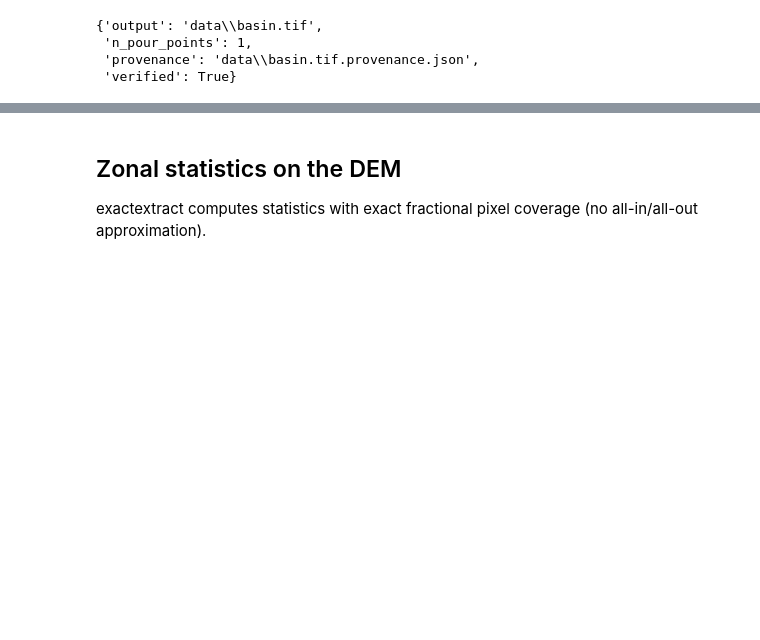
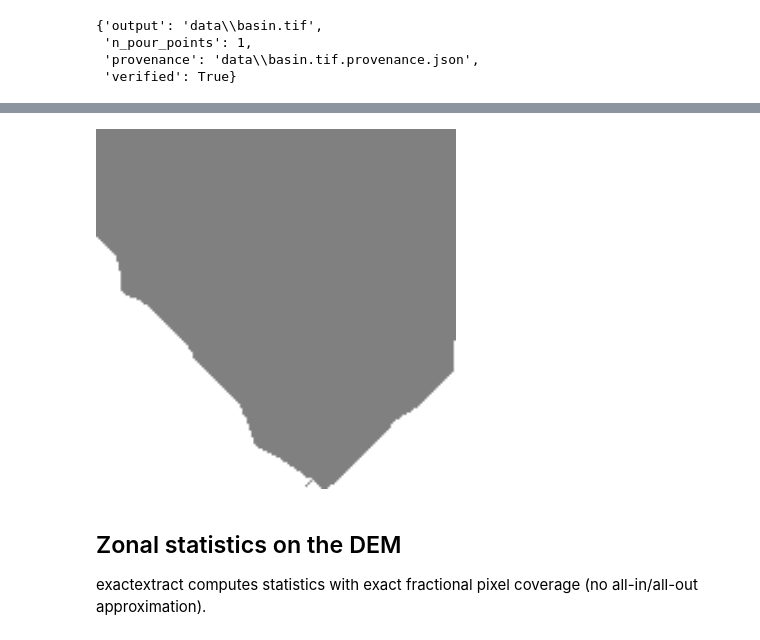
Before and after one commit to mapsmith-ai/MapSmith, a Jupyter notebook: examples/02_terrain_hydrology.ipynb, the cells around one changed output, grey strips where cells are left out. Saved outputs shown, nothing was run; the diff lists cells and outputs as text; code cells hidden in the pictures; blank space fills up the shorter version.

```diff
--- a/examples/02_terrain_hydrology.ipynb
+++ b/examples/02_terrain_hydrology.ipynb
@@ -85,3 +100,9 @@ Image(data=base64.b64decode(png['png_data_uri'].split(',', 1)[1]))
+# %%
+# the delineated catchment: basin cells in gray, everything else transparent
+png = preview.raster_preview(str(data / 'basin.tif'))
+Image(data=base64.b64decode(png['png_data_uri'].split(',', 1)[1]), width=360)
+# %% [output]
+[figure, added]
 # %% [markdown]
 ## Zonal statistics on the DEM
 
```
Also changed, not shown: parts of 6 cells of this notebook.
